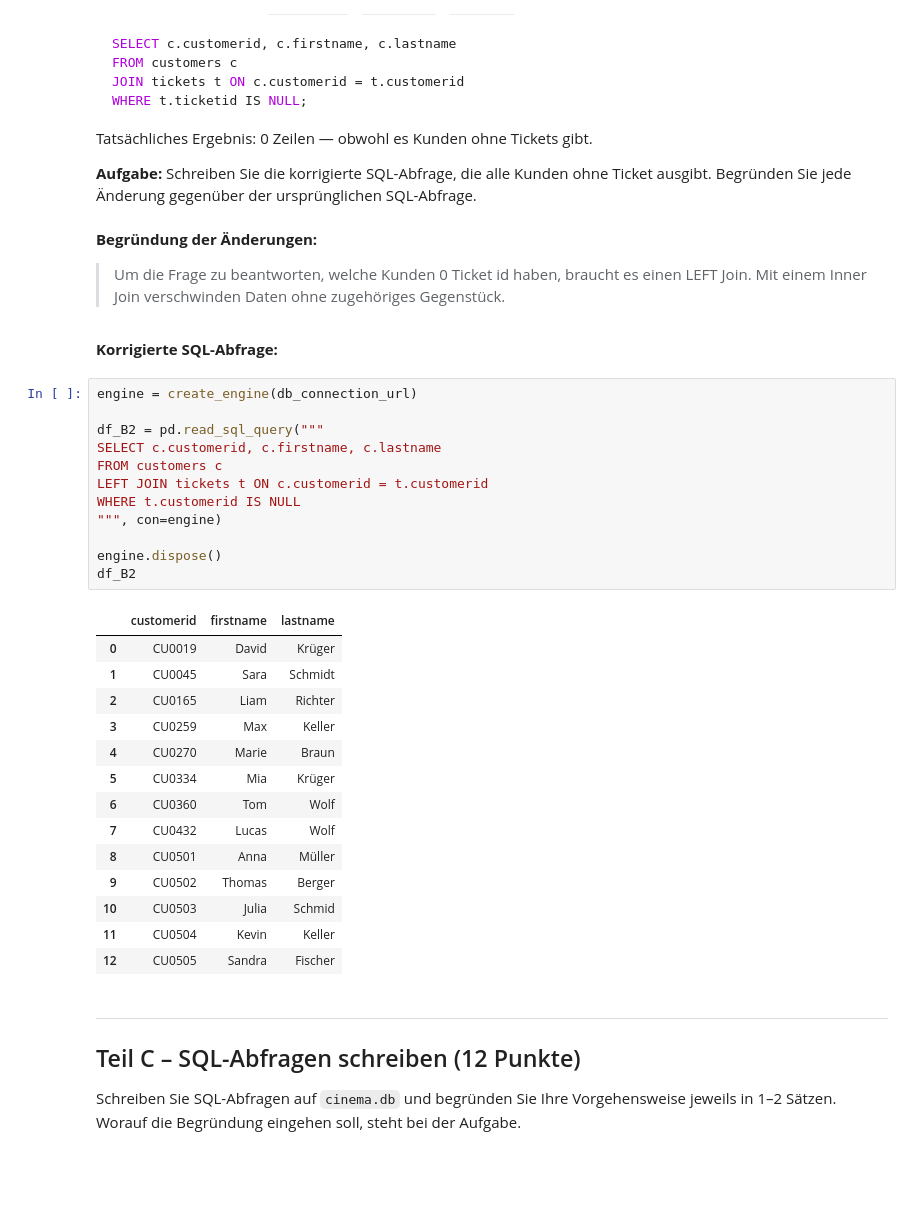
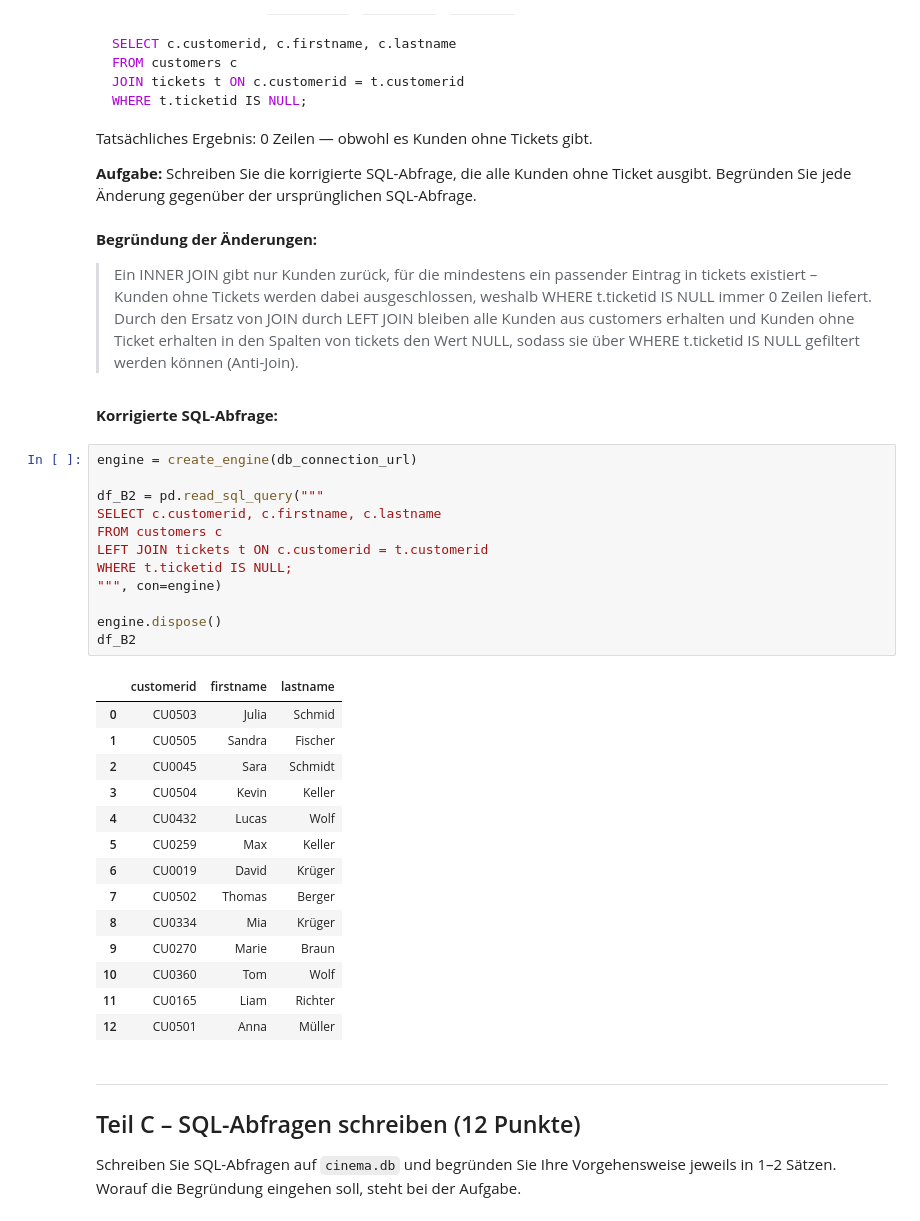
Before and after one commit to CharlesNinjaCoding/DS_HS2026_LNW, a Jupyter notebook: DS_HS2026_LNW_I_Examples/AP01/AP01_Mgmt_Nutzung_Relationale_Daten.ipynb, the cells around one changed output. Cells and saved outputs as stored; diff of their text form; blank space fills up the shorter version.

```diff
--- a/DS_HS2026_LNW_I_Examples/AP01/AP01_Mgmt_Nutzung_Relationale_Daten.ipynb
+++ b/DS_HS2026_LNW_I_Examples/AP01/AP01_Mgmt_Nutzung_Relationale_Daten.ipynb
@@ -266,36 +280,36 @@ Tatsächliches Ergebnis: 0 Zeilen — obwohl es Kunden ohne Tickets gibt.
 # %% [markdown]
 **Begründung der Änderungen:**
 
-> Um die Frage zu beantworten, welche Kunden 0 Ticket id haben, braucht es einen LEFT Join. Mit einem Inner Join verschwinden Daten ohne zugehöriges Gegenstück.
+> Ein INNER JOIN gibt nur Kunden zurück, für die mindestens ein passender Eintrag in tickets existiert – Kunden ohne Tickets werden dabei ausgeschlossen, weshalb WHERE t.ticketid IS NULL immer 0 Zeilen liefert. Durch den Ersatz von JOIN durch LEFT JOIN bleiben alle Kunden aus customers erhalten und Kunden ohne Ticket erhalten in den Spalten von tickets den Wert NULL, sodass sie über WHERE t.ticketid IS NULL gefiltert werden können (Anti-Join).
 # %% [markdown]
 **Korrigierte SQL-Abfrage:**
 # %%
 engine = create_engine(db_connection_url)
 
 df_B2 = pd.read_sql_query("""
 SELECT c.customerid, c.firstname, c.lastname
 FROM customers c
 LEFT JOIN tickets t ON c.customerid = t.customerid
-WHERE t.customerid IS NULL
+WHERE t.ticketid IS NULL;
 """, con=engine)
 
 engine.dispose()
 df_B2
 # %% [output]
 |  | customerid | firstname | lastname |
-| 0 | CU0019 | David | Krüger |
-| 1 | CU0045 | Sara | Schmidt |
-| 2 | CU0165 | Liam | Richter |
-| 3 | CU0259 | Max | Keller |
-| 4 | CU0270 | Marie | Braun |
-| 5 | CU0334 | Mia | Krüger |
-| 6 | CU0360 | Tom | Wolf |
-| 7 | CU0432 | Lucas | Wolf |
-| 8 | CU0501 | Anna | Müller |
-| 9 | CU0502 | Thomas | Berger |
-| 10 | CU0503 | Julia | Schmid |
-| 11 | CU0504 | Kevin | Keller |
-| 12 | CU0505 | Sandra | Fischer |
+| 0 | CU0503 | Julia | Schmid |
+| 1 | CU0505 | Sandra | Fischer |
+| 2 | CU0045 | Sara | Schmidt |
+| 3 | CU0504 | Kevin | Keller |
+| 4 | CU0432 | Lucas | Wolf |
+| 5 | CU0259 | Max | Keller |
+| 6 | CU0019 | David | Krüger |
+| 7 | CU0502 | Thomas | Berger |
+| 8 | CU0334 | Mia | Krüger |
+| 9 | CU0270 | Marie | Braun |
+| 10 | CU0360 | Tom | Wolf |
+| 11 | CU0165 | Liam | Richter |
+| 12 | CU0501 | Anna | Müller |
 # %% [markdown]
 ---
 ## Teil C – SQL-Abfragen schreiben (12 Punkte)
```
Also changed, not shown: parts of 12 cells of this notebook, 5 other files.
